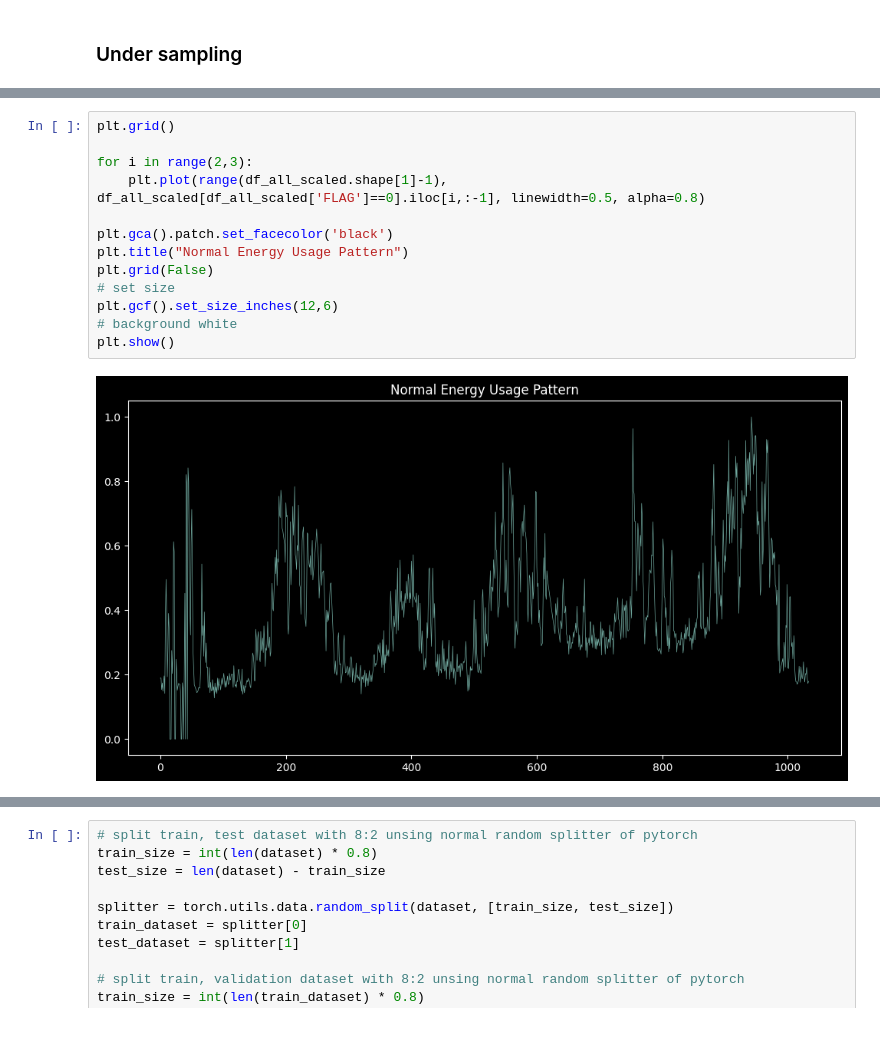
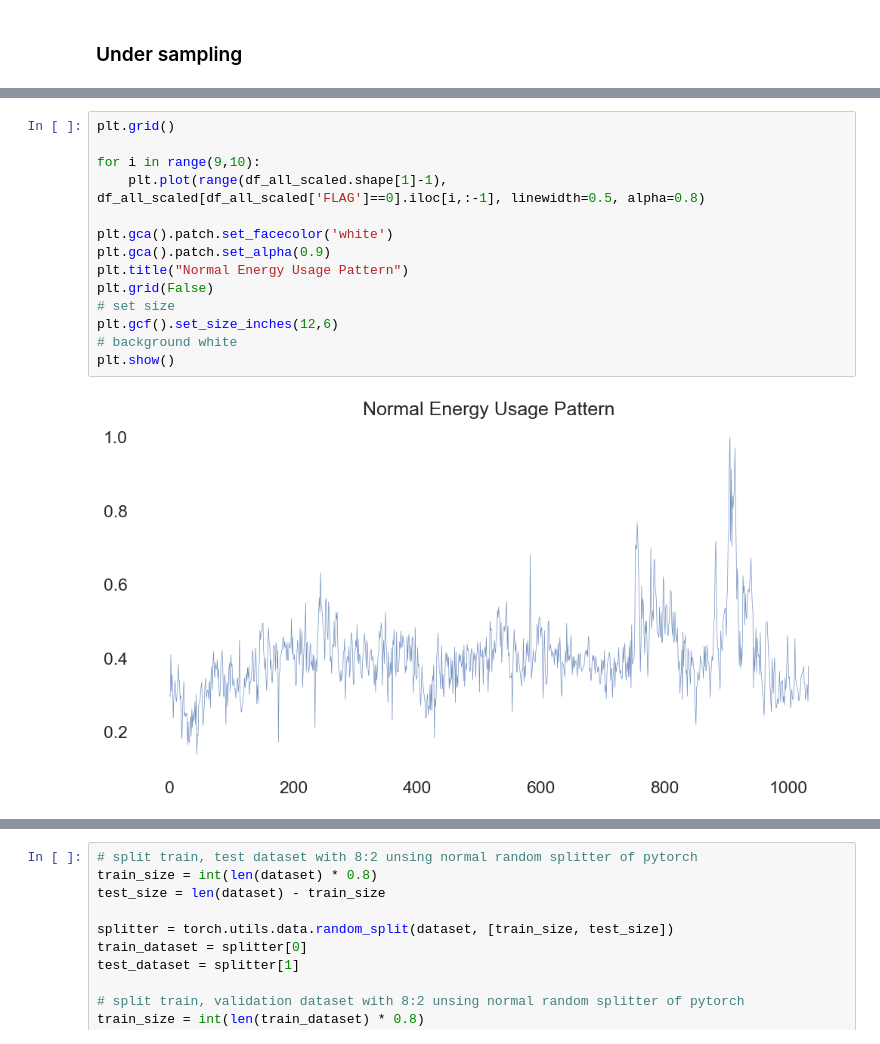
Before and after one commit to YJJ6342/EnergyData, a Jupyter notebook: EnergyTheft.ipynb, the cells around one changed output, grey strips where cells are left out. Saved outputs shown, nothing was run; the diff lists cells and outputs as text.

```diff
--- a/EnergyTheft.ipynb
+++ b/EnergyTheft.ipynb
@@ -271,18 +252,19 @@ df_all_scaled
 # %%
 plt.grid()
 
-for i in range(2,3):
+for i in range(9,10):
     plt.plot(range(df_all_scaled.shape[1]-1), df_all_scaled[df_all_scaled['FLAG']==0].iloc[i,:-1], linewidth=0.5, alpha=0.8)
 
-plt.gca().patch.set_facecolor('black')
+plt.gca().patch.set_facecolor('white')
+plt.gca().patch.set_alpha(0.9)
 plt.title("Normal Energy Usage Pattern")
 plt.grid(False)
 # set size
 plt.gcf().set_size_inches(12,6)
 # background white
 plt.show()
 # %% [output]
-[figure, old version]
+[figure, new version]
 # %%
 plt.grid()
 for i in range(17,18):
```
Also changed, not shown: parts of 22 cells of this notebook.
